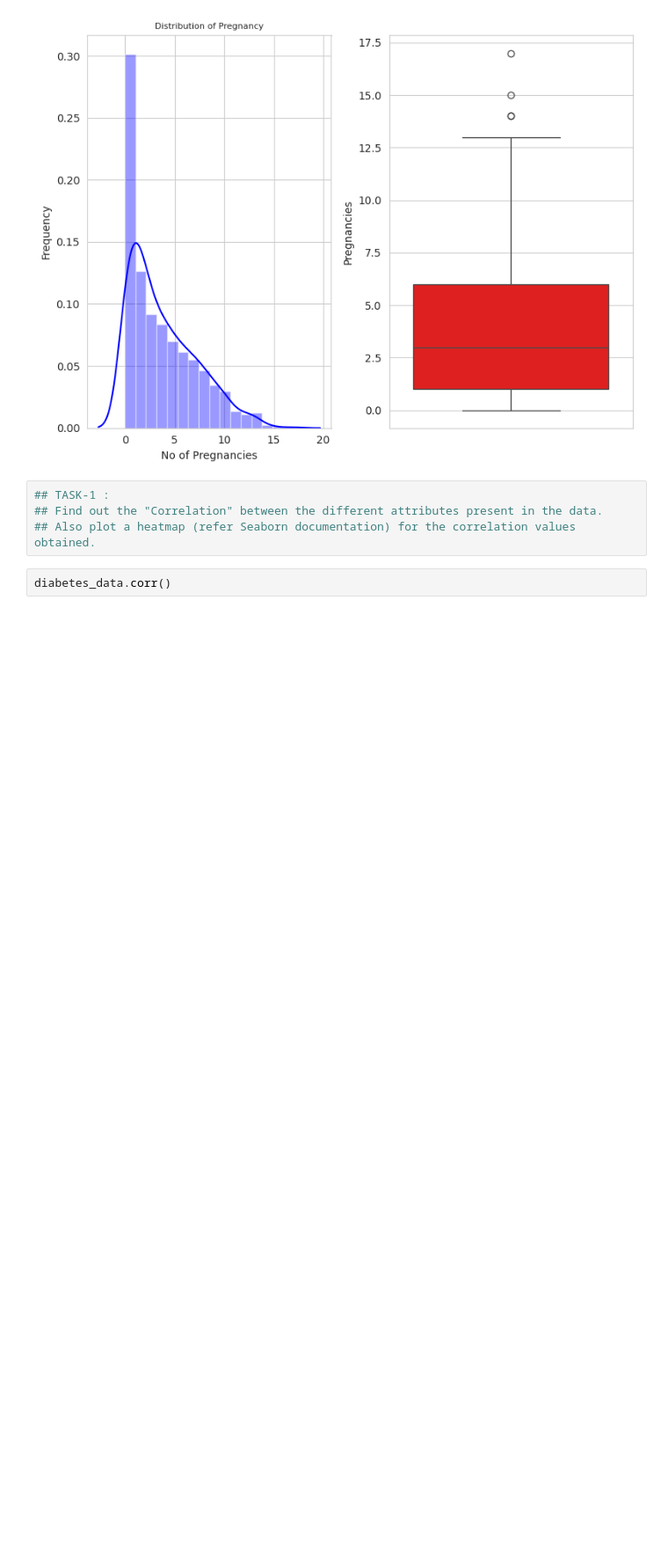
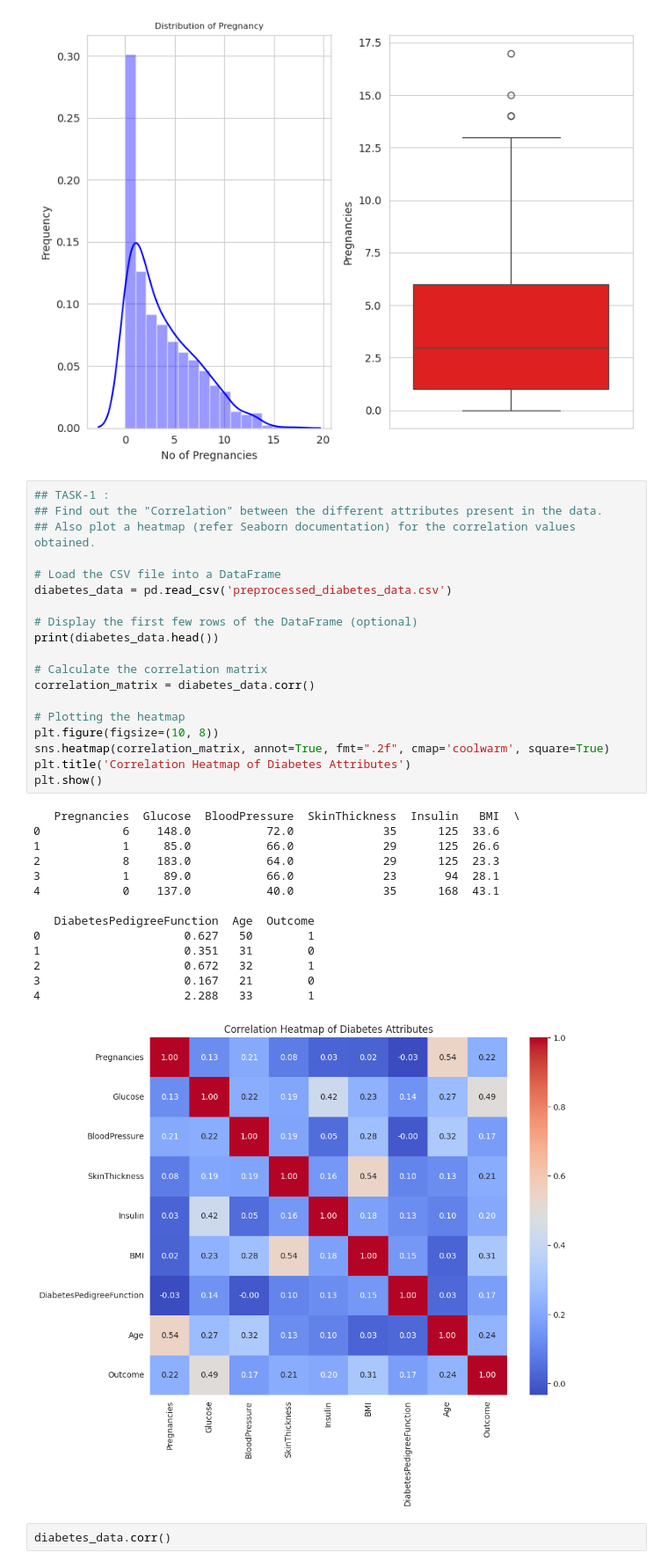
Before and after one commit to Satyanarayana53/FMML_Projects_and_labs, a Jupyter notebook: FMML_Module_3_project_2024.ipynb, the cells around one changed output. Shown at 88% size. Drawn from its saved outputs; the diff is of its cells as text; blank space fills up the shorter version.

```diff
--- a/FMML_Module_3_project_2024.ipynb
+++ b/FMML_Module_3_project_2024.ipynb
@@ -113,7 +113,37 @@ plt.tight_layout()
 # %%
 ## TASK-1 :
 ## Find out the "Correlation" between the different attributes present in the data.
 ## Also plot a heatmap (refer Seaborn documentation) for the correlation values obtained.
+
+# Load the CSV file into a DataFrame
+diabetes_data = pd.read_csv('preprocessed_diabetes_data.csv')
+
+# Display the first few rows of the DataFrame (optional)
+print(diabetes_data.head())
+
+# Calculate the correlation matrix
+correlation_matrix = diabetes_data.corr()
+
+# Plotting the heatmap
+plt.figure(figsize=(10, 8))
+sns.heatmap(correlation_matrix, annot=True, fmt=".2f", cmap='coolwarm', square=True)
+plt.title('Correlation Heatmap of Diabetes Attributes')
+plt.show()
+# %% [output]
+   Pregnancies  Glucose  BloodPressure  SkinThickness  Insulin   BMI  \
+0            6    148.0           72.0             35      125  33.6
+1            1     85.0           66.0             29      125  26.6
+2            8    183.0           64.0             29      125  23.3
+3            1     89.0           66.0             23       94  28.1
+4            0    137.0           40.0             35      168  43.1
+
+   DiabetesPedigreeFunction  Age  Outcome
+0                     0.627   50        1
+1                     0.351   31        0
+2                     0.672   32        1
+3                     0.167   21        0
+4                     2.288   33        1
+[figure, added]
 # %%
 diabetes_data.corr()
 # %% [output]
```
Also changed, not shown: parts of 16 cells of this notebook.
